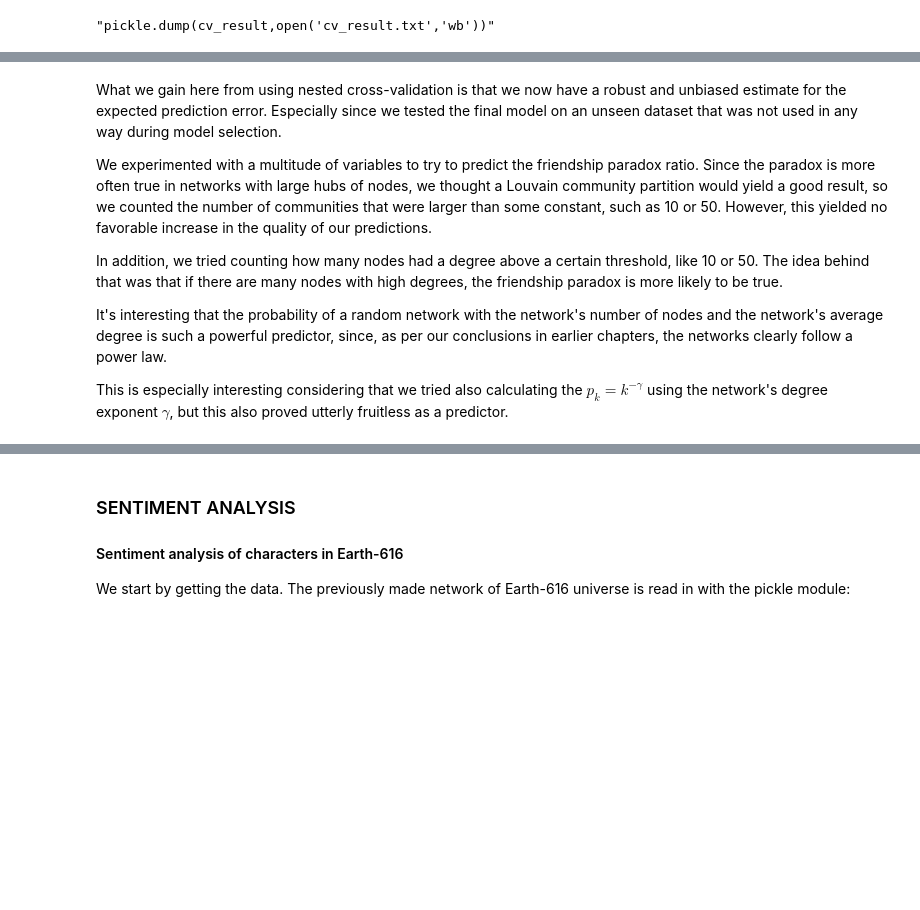
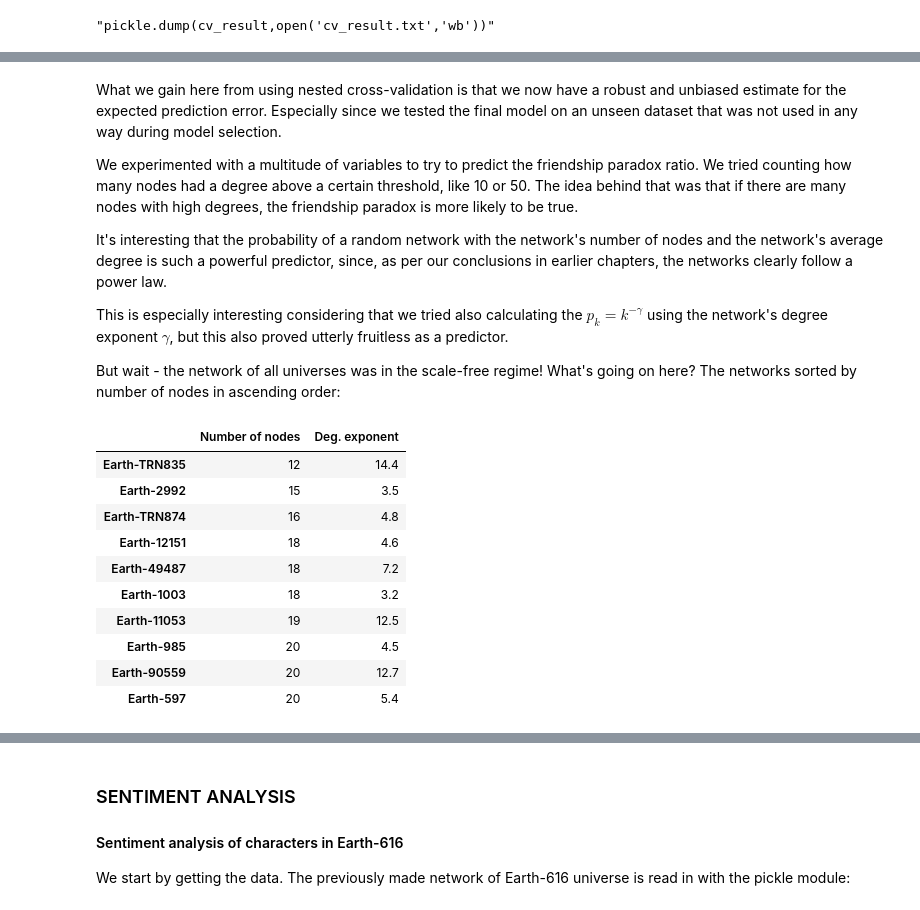
Before and after one commit to kito323/MarvelUniverses, a Jupyter notebook: Explainer notebook PAB.ipynb, the cells around one changed output, grey strips where cells are left out. Drawn from its saved outputs; the diff is of its cells as text; code cells hidden in the pictures; blank space fills up the shorter version.

```diff
--- a/Explainer notebook PAB.ipynb
+++ b/Explainer notebook PAB.ipynb
@@ -1710,10 +1697,25 @@ Mean squared error: 0.0035
 # %% [markdown]
 What we gain here from using nested cross-validation is that we now have a robust and unbiased estimate for the expected prediction error. Especially since we tested the final model on an unseen dataset that was not used in any way during model selection.
 
-We experimented with a multitude of variables to try to predict the friendship paradox ratio. Since the paradox is more often true in networks with large hubs of nodes, we thought a Louvain community partition would yield a good result, so we counted the number of communities that were larger than some constant, such as 10 or 50. However, this yielded no favorable increase in the quality of our predictions.
-
-In addition, we tried counting how many nodes had a degree above a certain threshold, like 10 or 50. The idea behind that was that if there are many nodes with high degrees, the friendship paradox is more likely to be true.
+We experimented with a multitude of variables to try to predict the friendship paradox ratio. We tried counting how many nodes had a degree above a certain threshold, like 10 or 50. The idea behind that was that if there are many nodes with high degrees, the friendship paradox is more likely to be true.
 
 It's interesting that the probability of a random network with the network's number of nodes and the network's average degree is such a powerful predictor, since, as per our conclusions in earlier chapters, the networks clearly follow a power law.
 
 This is especially interesting considering that we tried also calculating the $p_k=k^{-\gamma}$ using the network's degree exponent $\gamma$, but this also proved utterly fruitless as a predictor.
+
+But wait - the network of all universes was in the scale-free regime! What's going on here? The networks sorted by number of nodes in ascending order:
+# %%
+unidf_re_sorted = unidf_re.sort_values(by="Number of nodes",ascending=True)
+unidf_re_sorted.head(10).round(decimals=1)[['Number of nodes','Deg. exponent']]
+# %% [output]
+|  | Number of nodes | Deg. exponent |
+| Earth-TRN835 | 12 | 14.4 |
+| Earth-2992 | 15 | 3.5 |
+| Earth-TRN874 | 16 | 4.8 |
+| Earth-12151 | 18 | 4.6 |
+| Earth-49487 | 18 | 7.2 |
+| Earth-1003 | 18 | 3.2 |
+| Earth-11053 | 19 | 12.5 |
+| Earth-985 | 20 | 4.5 |
+| Earth-90559 | 20 | 12.7 |
+| Earth-597 | 20 | 5.4 |
```
Also changed, not shown: parts of 54 cells of this notebook, 1 other file.
